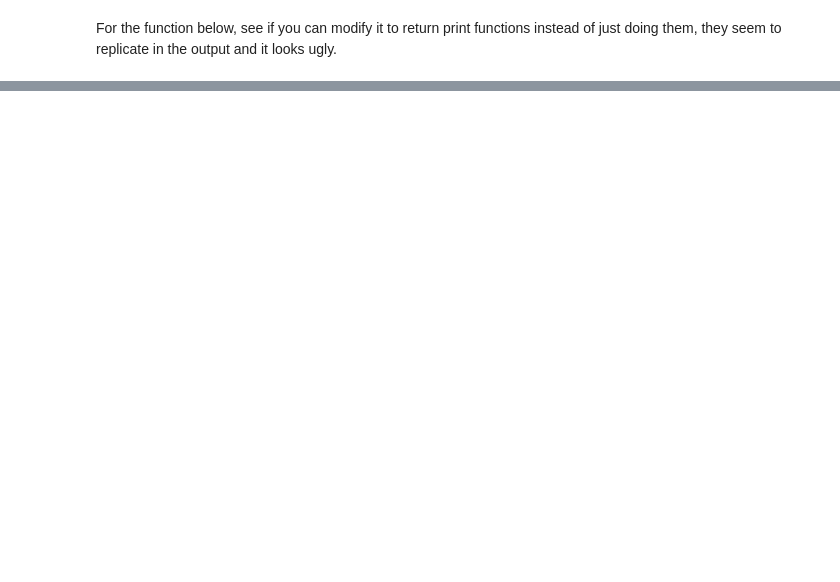
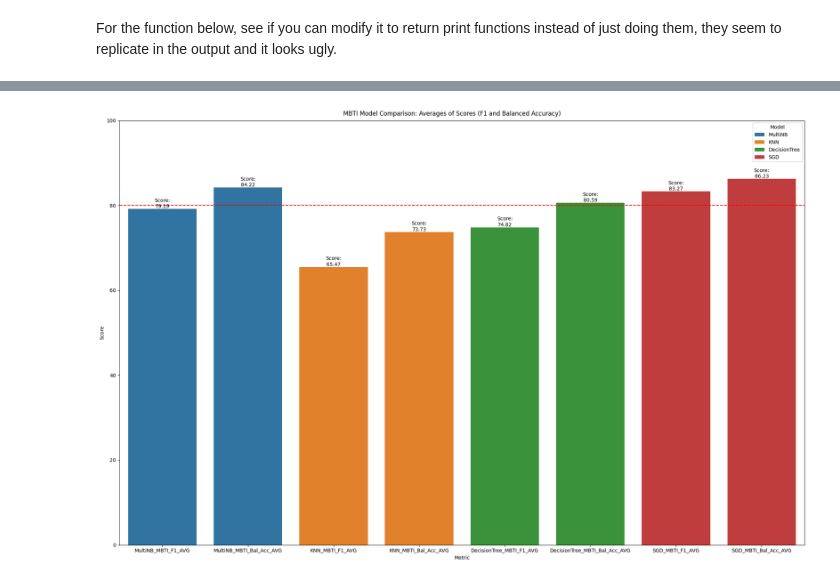
Before and after one commit to MattCarland/post2personality, a Jupyter notebook: model_selection.ipynb, the cells around one changed output, grey strips where cells are left out. Cells and saved outputs as stored; diff of their text form; code cells hidden in the pictures; blank space fills up the shorter version.

```diff
--- a/model_selection.ipynb
+++ b/model_selection.ipynb
@@ -269,0 +478,20 @@ MemoryError: Unable to allocate 116. GiB for an array with shape (74246, 209152)
+# %%
+plt.figure(figsize=(20, 13))
+plt.suptitle("MBTI Model Comparison: Averages of Scores (F1 and Balanced Accuracy)")
+plt.axhline(y=80, color='r', linestyle = 'dashed')
+
+ax = sns.barplot(data = score_avg_df,
+            x = 'Metric',
+            y = 'Score',
+            hue = 'Model',
+            width=.8,
+            dodge=False)
+
+for c in range(4):
+    plt.bar_label(ax.containers[c], fmt = 'Score:\n%.2f', label_type='edge')
+
+plt.yticks([0,20,40,60,80,100])
+
+plt.tight_layout()
+# %% [output]
+[figure, added]
```
Also changed, not shown: parts of 21 cells of this notebook.
